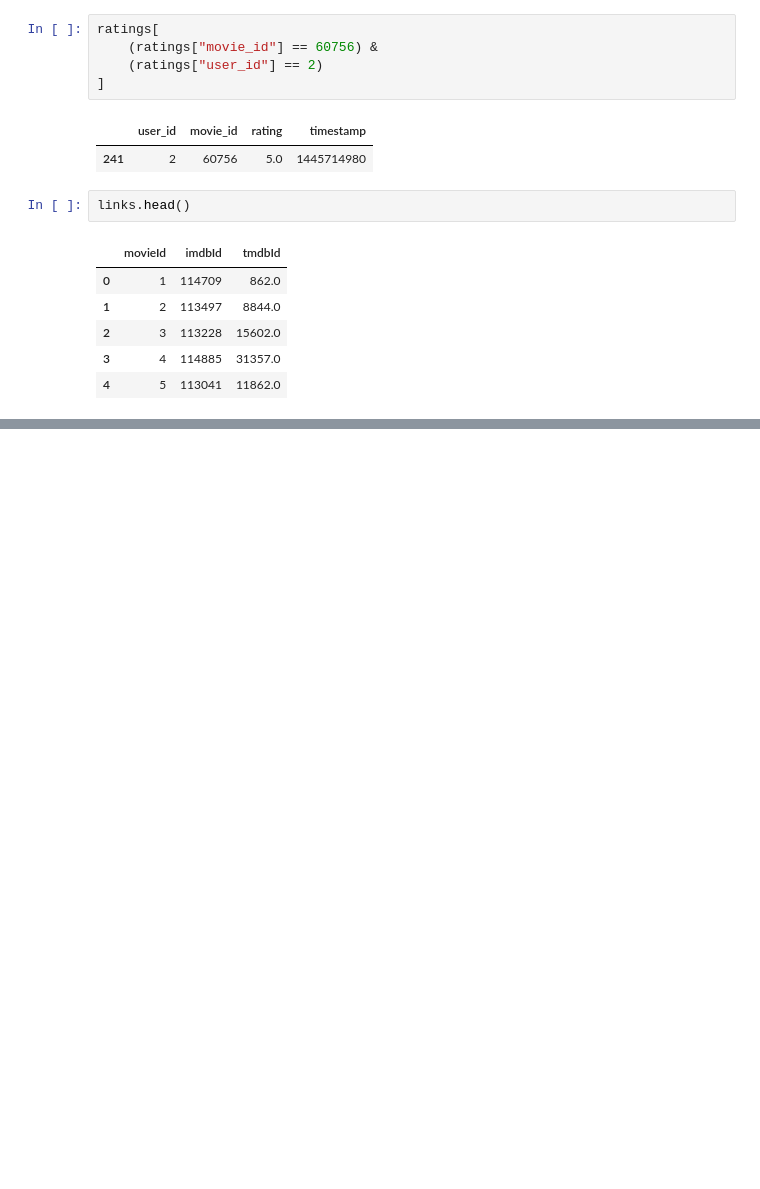
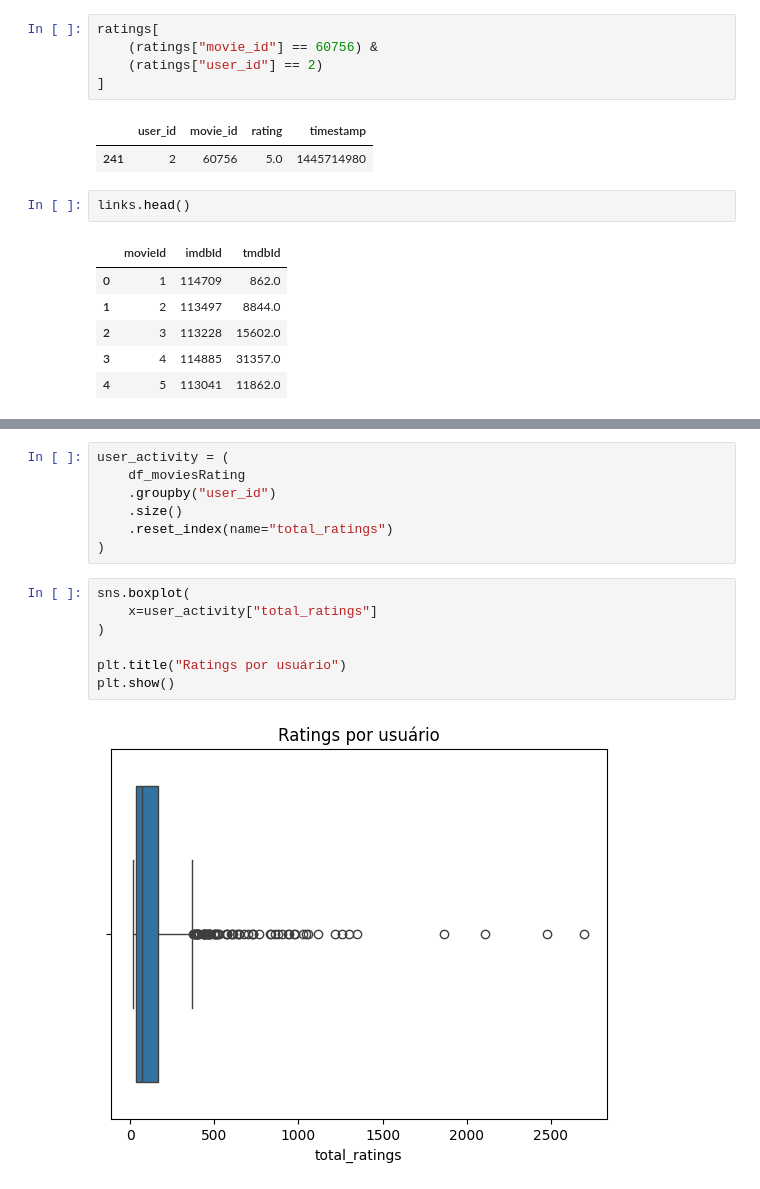
Before and after one commit to em-busca-do-shape-inexplicavel/Movie-Lens, a Jupyter notebook: notebooks/eda.ipynb, the cells around one changed output, grey strips where cells are left out. Drawn from its saved outputs; the diff is of its cells as text; blank space fills up the shorter version.

```diff
--- a/notebooks/eda.ipynb
+++ b/notebooks/eda.ipynb
@@ -567,0 +629,16 @@ links.head()
+# %%
+user_activity = (
+    df_moviesRating
+    .groupby("user_id")
+    .size()
+    .reset_index(name="total_ratings")
+)
+# %%
+sns.boxplot(
+    x=user_activity["total_ratings"]
+)
+
+plt.title("Ratings por usuário")
+plt.show()
+# %% [output]
+[figure, added]
```
Also changed, not shown: parts of 18 cells of this notebook.
